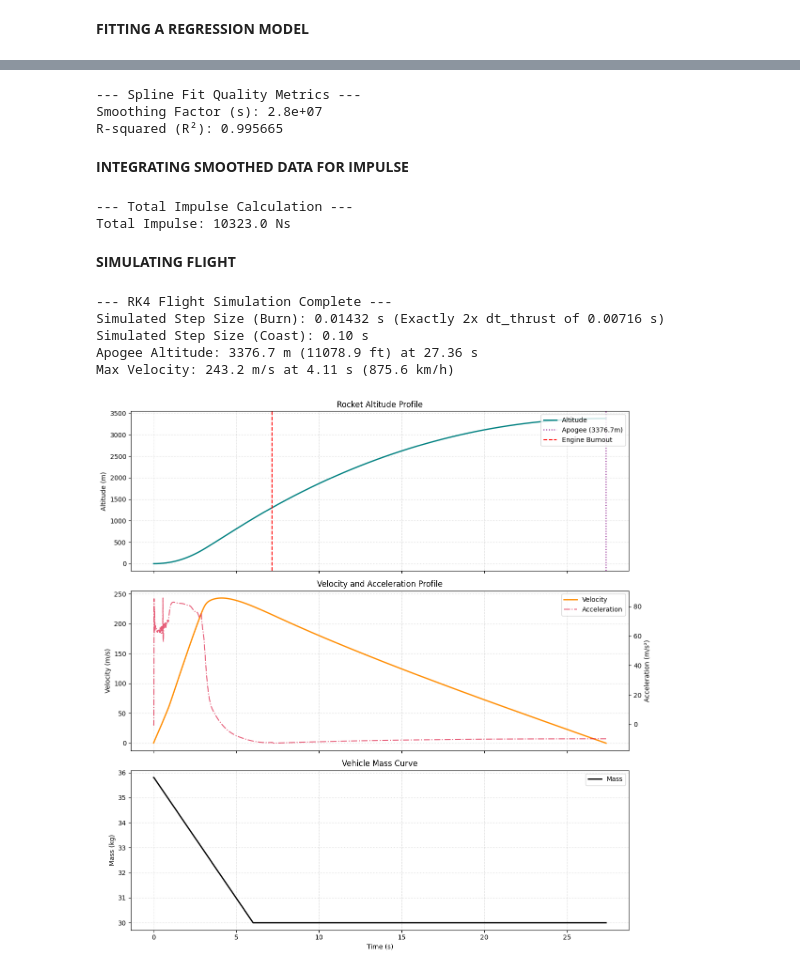
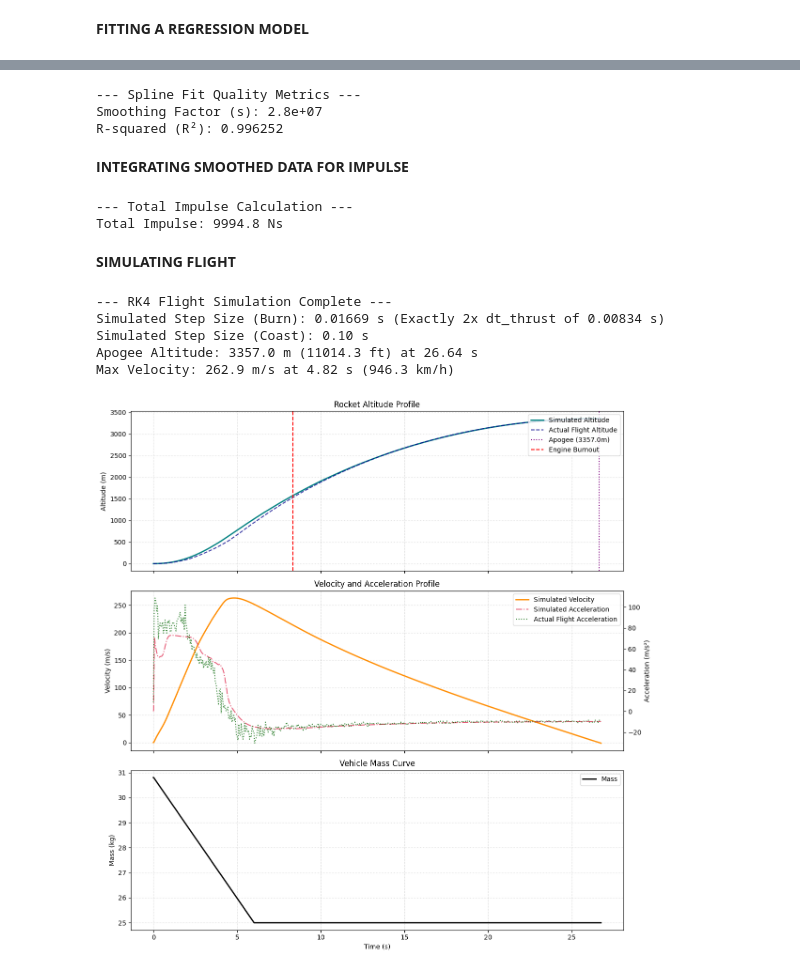
Before and after one commit to atur0021/MMA3001-Project, a Jupyter notebook: MMA3001-Project.ipynb, the cells around one changed output, grey strips where cells are left out. Drawn from its saved outputs; the diff is of its cells as text; code cells hidden in the pictures.

Commit message:
Added functionality to plot and compare to Meridian Flight 1 data

```diff
--- a/MMA3001-Project.ipynb
+++ b/MMA3001-Project.ipynb
@@ -3,12 +3,12 @@
 # %% [markdown]
 **INPUT PARAMETERS**
 # %%
-csv_name = 'MKII_Hotfire_06_07_2024_Thrust.csv' #file name of thrust data file to use
+csv_name = 'MKII_Hotfire_02_05_2026_Thrust.csv' #file name of thrust data file to use
 oxidiser_mass = 5.8 #kg
-rocket_dry_mass = 30 #kg
+rocket_dry_mass = 25 #kg
 rocket_diameter = 0.1524 #m
-rocket_Cd = 0.2 #dimensionless
-plot_meridian_flight_one = False #boolean
+rocket_Cd = 0.40 #dimensionless
+plot_meridian_flight_one = True #boolean
 # %% [markdown]
 **READING IN DATA FROM GITHUB**
 # %%
@@ -51,6 +51,18 @@ for url in csv_urls:
         print(f"Successfully loaded: {file_name} ({len(dfs[file_name])} rows)")
     except Exception as e:
         print(f"Error loading {file_name}: {e}")
+
+# Conditionally load the cleaned flight data
+flight_df = None
+if globals().get('plot_meridian_flight_one', False):
+    flight_url = 'https://raw.githubusercontent.com/atur0021/MMA3001-Project/atur0021-patch-1/data/cleaned_flight_data.csv'
+    try:
+        response = requests.get(flight_url, headers=headers)
+        response.raise_for_status()
+        flight_df = pd.read_csv(io.StringIO(response.text))
+        print(f"Successfully loaded flight data: cleaned_flight_data.csv ({len(flight_df)} rows)")
+    except Exception as e:
+        print(f"Error loading cleaned_flight_data.csv: {e}")
 # %% [output]
 Successfully loaded: MKII_Hotfire_02_05_2026_Thrust.csv (45044 rows)
 Successfully loaded: MKII_Hotfire_30_08_2026_Thrust.csv (7634 rows)
@@ -260,7 +273,7 @@ else:
 # %% [output]
 --- Spline Fit Quality Metrics ---
 Smoothing Factor (s): 2.8e+07
-R-squared (R²): 0.995665
+R-squared (R²): 0.996252
 # %% [markdown]
 **INTEGRATING SMOOTHED DATA FOR IMPULSE**
 # %%
@@ -277,7 +290,7 @@ else:
     print("Error: Smoothed data variables not found. Please make sure the fitting cell has run successfully.")
 # %% [output]
 --- Total Impulse Calculation ---
-Total Impulse: 10323.0 Ns
+Total Impulse: 9994.8 Ns
 # %% [markdown]
 **SIMULATING FLIGHT**
 # %%
@@ -432,44 +445,62 @@ if 'active_df' in globals() and 'smoothed_time' in globals() and 'smoothed_thrus
 
     # 5. Plot Results
     fig, axs = plt.subplots(3, 1, figsize=(12, 12), sharex=True)
+    max_sim_time = history_t.max()
 
     # Altitude plot
-    axs[0].plot(history_t, history_y, color='teal', linewidth=2, label='Altitude')
+    axs[0].plot(history_t, history_y, color='teal', linewidth=2, label='Simulated Altitude')
+    if globals().get('plot_meridian_flight_one', False) and 'flight_df' in globals() and flight_df is not None:
+        time_col_flight = [col for col in flight_df.columns if 'time' in col.lower()][0]
+        alt_col = [col for col in flight_df.columns if 'altitude' in col.lower()][0]
+        # Filter actual flight data to match simulation duration
+        trimmed_flight = flight_df[flight_df[time_col_flight] <= max_sim_time]
+        axs[0].plot(trimmed_flight[time_col_flight], trimmed_flight[alt_col], color='darkblue', linestyle='--', alpha=0.8, label='Actual Flight Altitude')
+
     axs[0].axvline(apogee_time, color='purple', linestyle=':', label=f'Apogee ({apogee_alt:.1f}m)')
     axs[0].axvline(max_burn_time, color='red', linestyle='--', label='Engine Burnout')
     axs[0].set_ylabel('Altitude (m)')
     axs[0].grid(True, linestyle=':', alpha=0.6)
     axs[0].legend(loc='upper right')
     axs[0].set_title('Rocket Altitude Profile')
 
     # Velocity & Acceleration plot
     ax_twin = axs[1].twinx()
-    p1 = axs[1].plot(history_t, history_v, color='darkorange', linewidth=2, label='Velocity')
-    p2 = ax_twin.plot(history_t, history_a, color='crimson', linewidth=1.5, alpha=0.7, linestyle='-.', label='Acceleration')
+    p1 = axs[1].plot(history_t, history_v, color='darkorange', linewidth=2, label='Simulated Velocity')
+    p2 = ax_twin.plot(history_t, history_a, color='crimson', linewidth=1.5, alpha=0.7, linestyle='-.', label='Simulated Acceleration')
+
+    lines = p1 + p2
+    if globals().get('plot_meridian_flight_one', False) and 'flight_df' in globals() and flight_df is not None:
+        time_col_flight = [col for col in flight_df.columns if 'time' in col.lower()][0]
+        acc_col = [col for col in flight_df.columns if 'accel' in col.lower() or 'acceleration' in col.lower()][0]
+        # Filter actual flight data to match simulation duration
+        trimmed_flight = flight_df[flight_df[time_col_flight] <= max_sim_time]
+        p3 = ax_twin.plot(trimmed_flight[time_col_flight], trimmed_flight[acc_col], color='darkgreen', linestyle=':', alpha=0.8, label='Actual Flight Acceleration')
+        lines += p3
+
     axs[1].set_ylabel('Velocity (m/s)')
     ax_twin.set_ylabel('Acceleration (m/s²)')
     axs[1].grid(True, linestyle=':', alpha=0.6)
-    lines = p1 + p2
+
     labels = [l.get_label() for l in lines]
     axs[1].legend(lines, labels, loc='upper right')
     axs[1].set_title('Velocity and Acceleration Profile')
 
     # Mass depletion plot
     axs[2].plot(history_t, history_m, color='black', linewidth=2, label='Mass')
     axs[2].set_ylabel('Mass (kg)')
     axs[2].set_xlabel('Time (s)')
     axs[2].grid(True, linestyle=':', alpha=0.6)
     axs[2].legend(loc='upper right')
     axs[2].set_title('Vehicle Mass Curve')
 
     plt.tight_layout()
     plt.show()
 else:
     print("Error: Spline or active dataframe missing in global variables.")
 # %% [output]
 --- RK4 Flight Simulation Complete ---
-Simulated Step Size (Burn): 0.01432 s (Exactly 2x dt_thrust of 0.00716 s)
+Simulated Step Size (Burn): 0.01669 s (Exactly 2x dt_thrust of 0.00834 s)
 Simulated Step Size (Coast): 0.10 s
-Apogee Altitude: 3376.7 m (11078.9 ft) at 27.36 s
-Max Velocity: 243.2 m/s at 4.11 s (875.6 km/h)
+Apogee Altitude: 3357.0 m (11014.3 ft) at 26.64 s
+Max Velocity: 262.9 m/s at 4.82 s (946.3 km/h)
-[figure, old version]
+[figure, new version]
```
Also changed, not shown: parts of 3 cells of this notebook.
